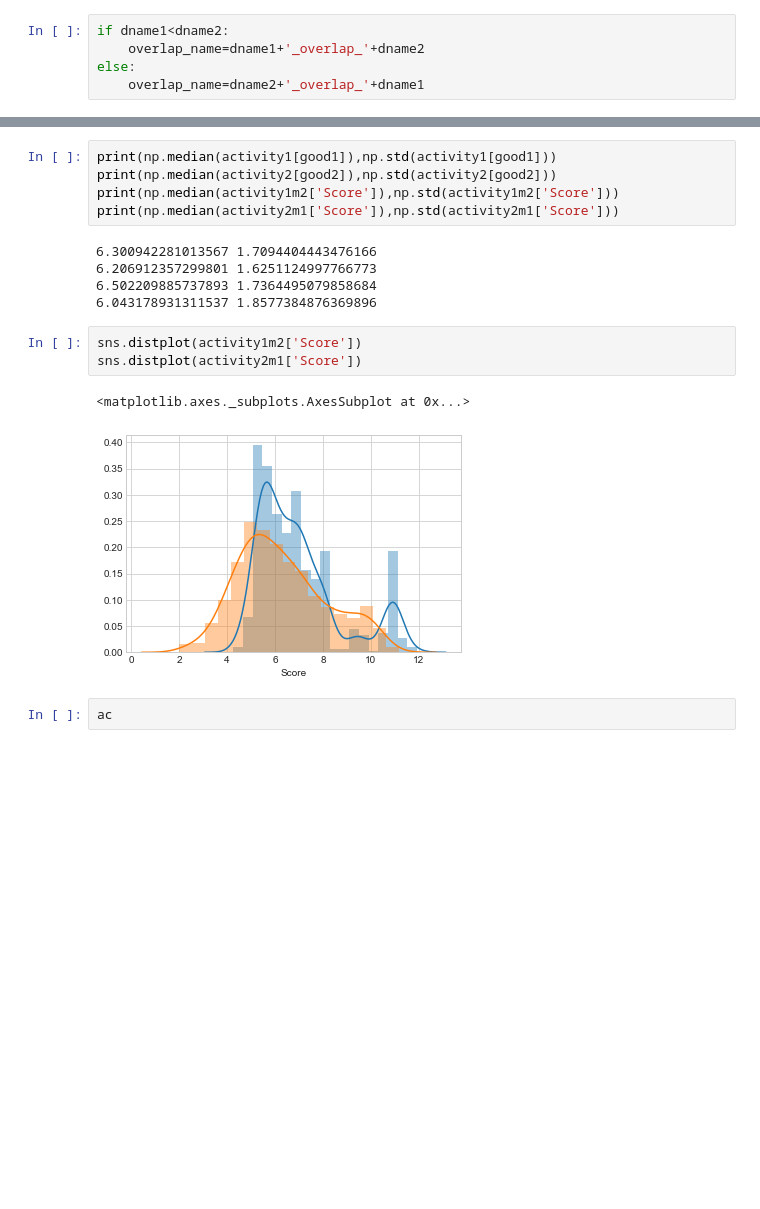
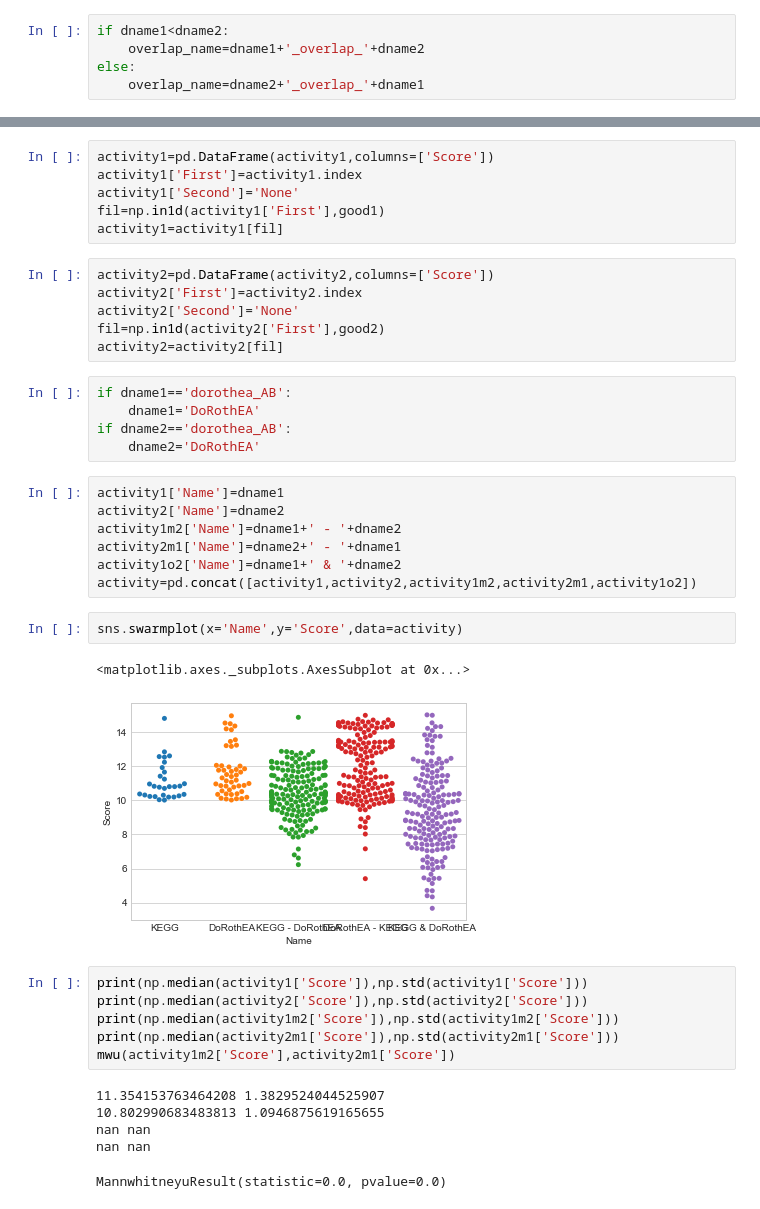
Before and after one commit to bence-szalai/why-pathway-methods-work, a Jupyter notebook: notebooks/overlap_analysis.ipynb, the cells around one changed output, grey strips where cells are left out. Cells and saved outputs as stored; diff of their text form; blank space fills up the shorter version.

```diff
--- a/notebooks/overlap_analysis.ipynb
+++ b/notebooks/overlap_analysis.ipynb
@@ -112,18 +157,41 @@ activity2m1
+# %%
+activity1=pd.DataFrame(activity1,columns=['Score'])
+activity1['First']=activity1.index
+activity1['Second']='None'
+fil=np.in1d(activity1['First'],good1)
+activity1=activity1[fil]
+# %%
+activity2=pd.DataFrame(activity2,columns=['Score'])
+activity2['First']=activity2.index
+activity2['Second']='None'
+fil=np.in1d(activity2['First'],good2)
+activity2=activity2[fil]
+# %%
+if dname1=='dorothea_AB':
+    dname1='DoRothEA'
+if dname2=='dorothea_AB':
+    dname2='DoRothEA'
+# %%
+activity1['Name']=dname1
+activity2['Name']=dname2
+activity1m2['Name']=dname1+' - '+dname2
+activity2m1['Name']=dname2+' - '+dname1
+activity1o2['Name']=dname1+' & '+dname2
+activity=pd.concat([activity1,activity2,activity1m2,activity2m1,activity1o2])
+# %%
+sns.swarmplot(x='Name',y='Score',data=activity)
+# %% [output]
+<matplotlib.axes._subplots.AxesSubplot at 0x...>
+[figure, added]
 # %%
-print(np.median(activity1[good1]),np.std(activity1[good1]))
-print(np.median(activity2[good2]),np.std(activity2[good2]))
+print(np.median(activity1['Score']),np.std(activity1['Score']))
+print(np.median(activity2['Score']),np.std(activity2['Score']))
 print(np.median(activity1m2['Score']),np.std(activity1m2['Score']))
 print(np.median(activity2m1['Score']),np.std(activity2m1['Score']))
+mwu(activity1m2['Score'],activity2m1['Score'])
 # %% [output]
-6.300942281013567 1.7094404443476166
-6.206912357299801 1.6251124997766773
-6.502209885737893 1.7364495079858684
-6.043178931311537 1.8577384876369896
+11.354153763464208 1.3829524044525907
+10.802990683483813 1.0946875619165655
+nan nan
+nan nan
+MannwhitneyuResult(statistic=0.0, pvalue=0.0)
-# %%
-sns.distplot(activity1m2['Score'])
-sns.distplot(activity2m1['Score'])
-# %% [output]
-<matplotlib.axes._subplots.AxesSubplot at 0x...>
-[figure, removed]
-# %%
-ac
```
Also changed, not shown: parts of 13 cells of this notebook, 2 other files.
